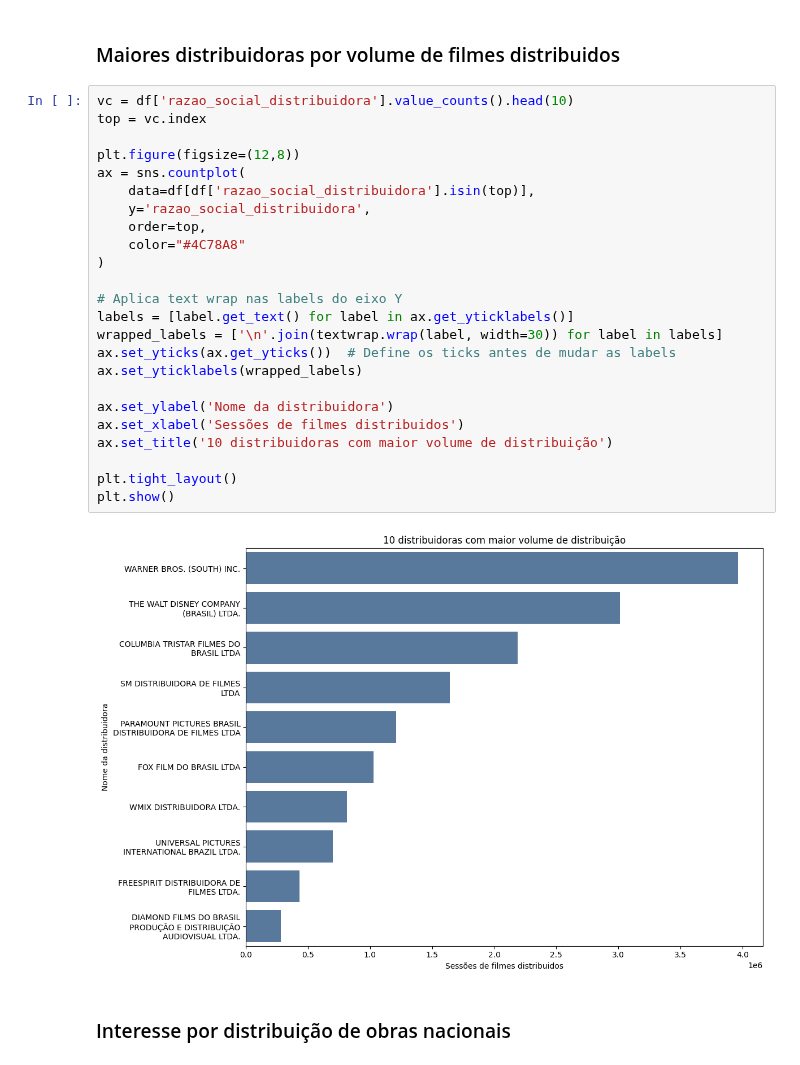
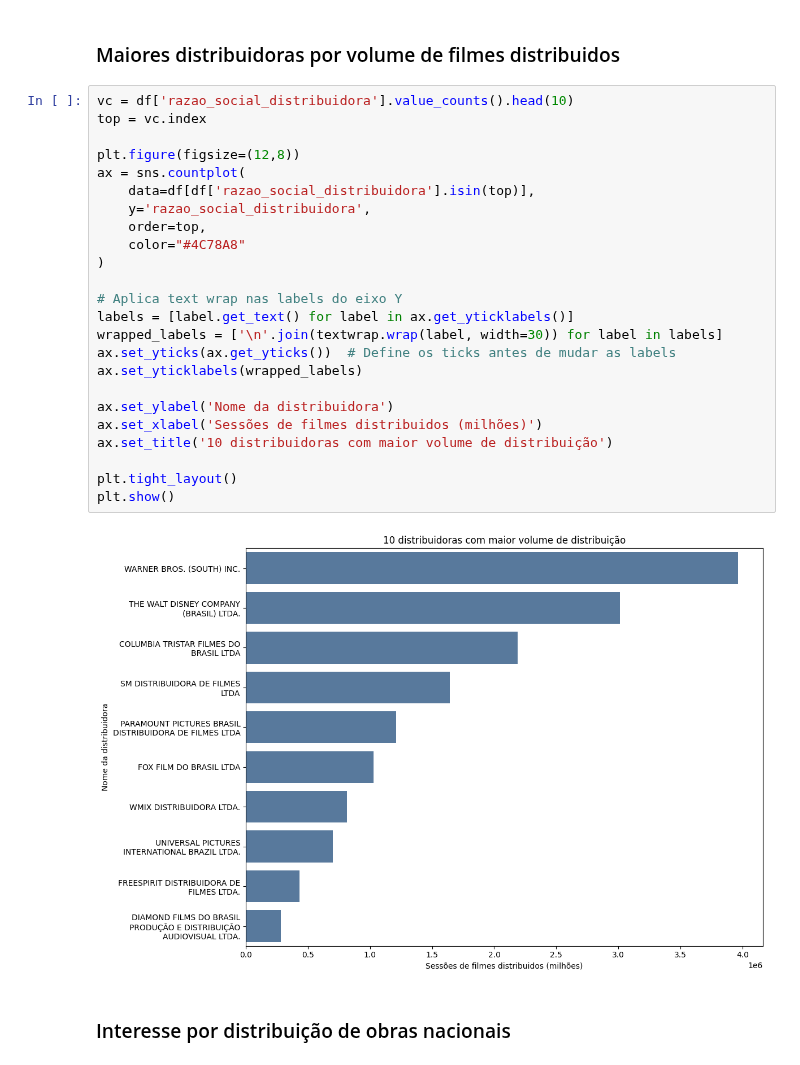
Before and after one commit to JamesIslan/analise-dados-ancine, a Jupyter notebook: src/analise/analise-distribuidoras.ipynb, the cells around one changed output. Saved outputs shown, nothing was run; the diff lists cells and outputs as text.

Commit message:
feat: melhoria na análise de distribuidoras

```diff
--- a/src/analise/analise-distribuidoras.ipynb
+++ b/src/analise/analise-distribuidoras.ipynb
@@ -229,29 +227,29 @@ plt.show()
 # %%
 vc = df['razao_social_distribuidora'].value_counts().head(10)
 top = vc.index
 
 plt.figure(figsize=(12,8))
 ax = sns.countplot(
     data=df[df['razao_social_distribuidora'].isin(top)],
     y='razao_social_distribuidora',
     order=top,
     color="#4C78A8"
 )
 
 # Aplica text wrap nas labels do eixo Y
 labels = [label.get_text() for label in ax.get_yticklabels()]
 wrapped_labels = ['\n'.join(textwrap.wrap(label, width=30)) for label in labels]
 ax.set_yticks(ax.get_yticks())  # Define os ticks antes de mudar as labels
 ax.set_yticklabels(wrapped_labels)
 
 ax.set_ylabel('Nome da distribuidora')
-ax.set_xlabel('Sessões de filmes distribuidos')
+ax.set_xlabel('Sessões de filmes distribuidos (milhões)')
 ax.set_title('10 distribuidoras com maior volume de distribuição')
 
 plt.tight_layout()
 plt.show()
 # %% [output]
-[figure, old version]
+[figure, new version]
 # %% [markdown]
 ### Interesse por distribuição de obras nacionais
 # %%
```
Also changed, not shown: parts of 10 cells of this notebook, 4 other files.
